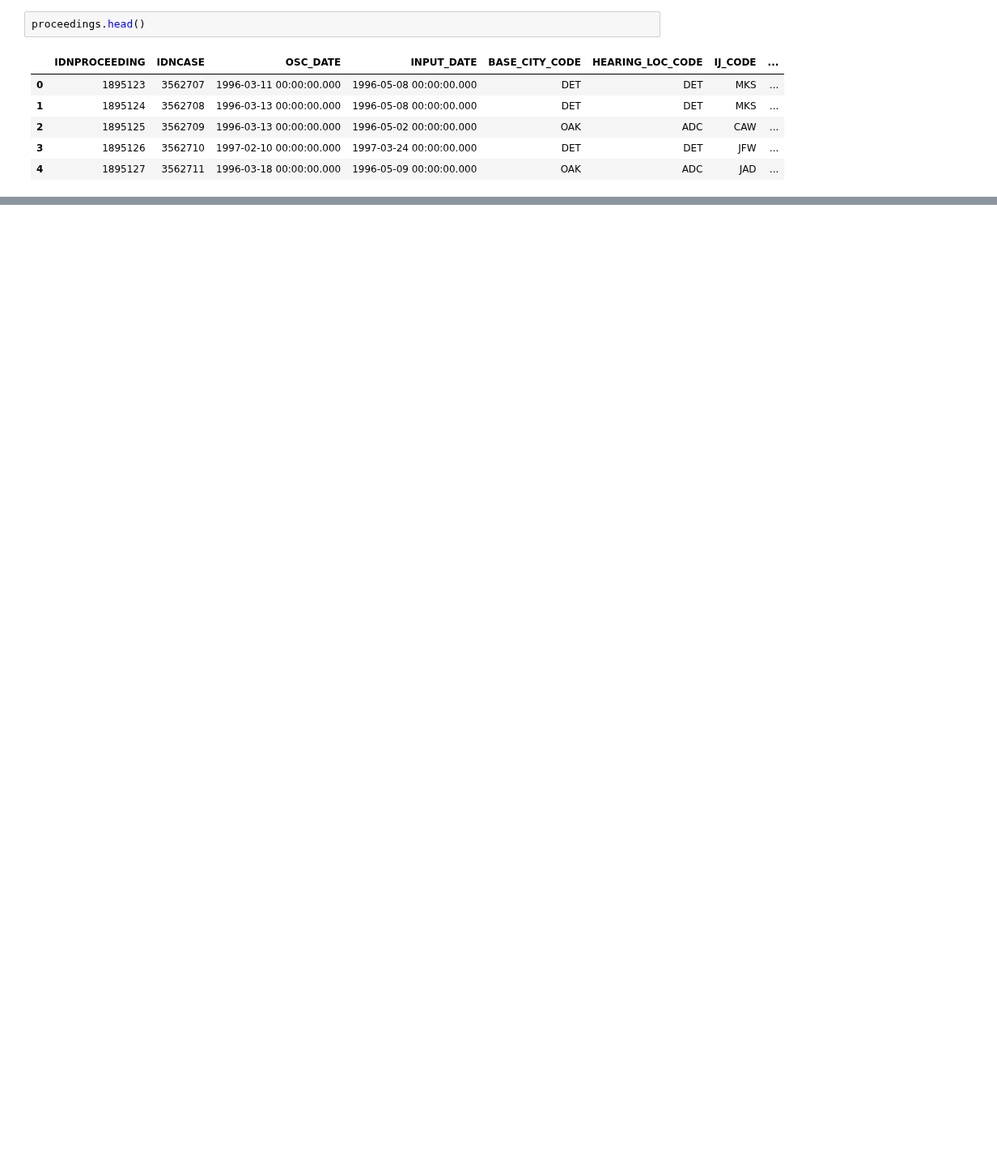
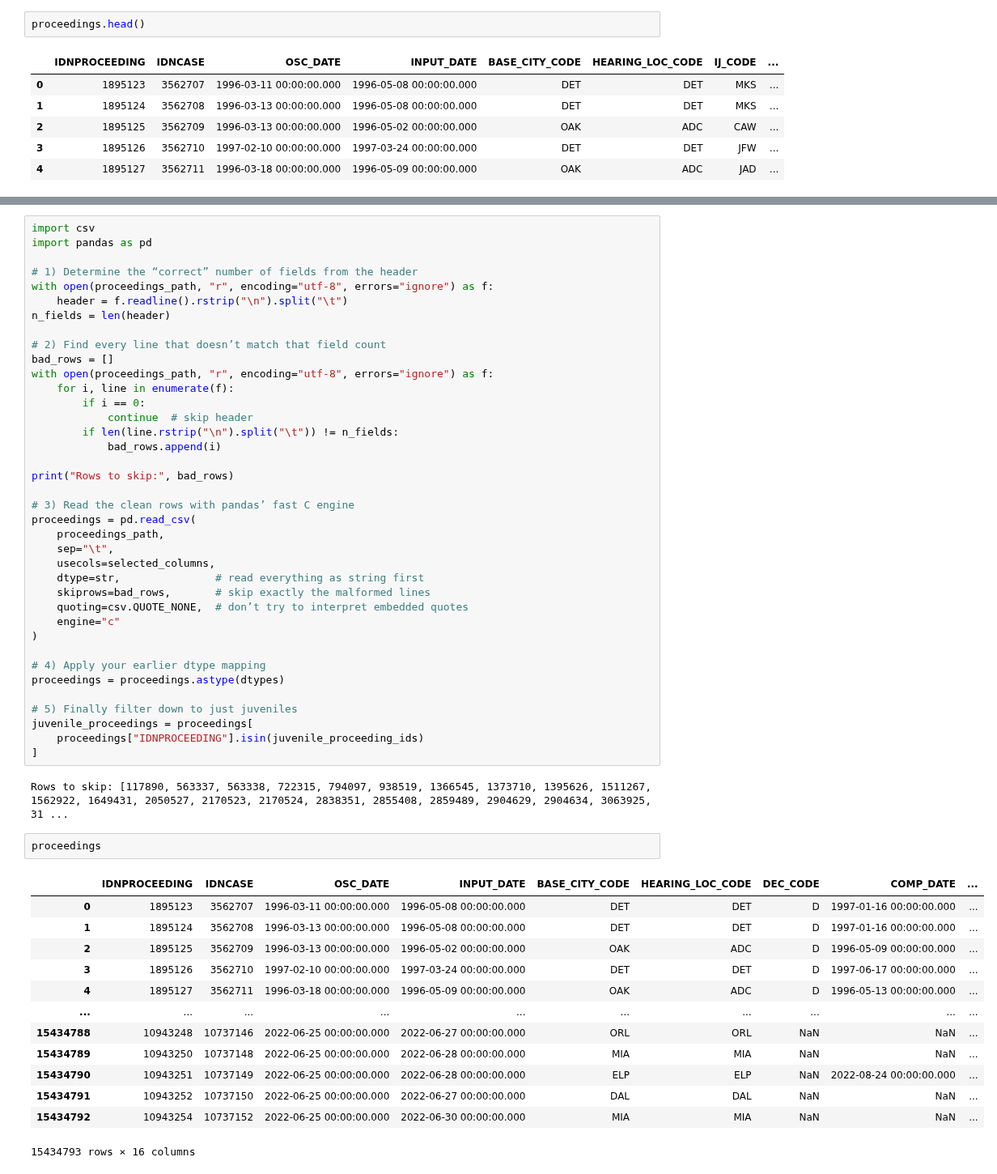
Before and after one commit to MIT-Emerging-Talent/ET6-CDSP-group-19-repo, a Jupyter notebook: 2_data_preparation/notebooks/02_clean_core_tables.ipynb, the cells around one changed output, grey strips where cells are left out. Shown at 81% size. Drawn from its saved outputs; the diff is of its cells as text; blank space fills up the shorter version.

```diff
--- a/2_data_preparation/notebooks/02_clean_core_tables.ipynb
+++ b/2_data_preparation/notebooks/02_clean_core_tables.ipynb
@@ -762,0 +887,56 @@ memory usage: 297.0+ KB
+# %%
+import csv
+import pandas as pd
+
+# 1) Determine the “correct” number of fields from the header
+with open(proceedings_path, "r", encoding="utf-8", errors="ignore") as f:
+    header = f.readline().rstrip("\n").split("\t")
+n_fields = len(header)
+
+# 2) Find every line that doesn’t match that field count
+bad_rows = []
+with open(proceedings_path, "r", encoding="utf-8", errors="ignore") as f:
+    for i, line in enumerate(f):
+        if i == 0:
+            continue  # skip header
+        if len(line.rstrip("\n").split("\t")) != n_fields:
+            bad_rows.append(i)
+
+print("Rows to skip:", bad_rows)
+
+# 3) Read the clean rows with pandas’ fast C engine
+proceedings = pd.read_csv(
+    proceedings_path,
+    sep="\t",
+    usecols=selected_columns,
+    dtype=str,               # read everything as string first
+    skiprows=bad_rows,       # skip exactly the malformed lines
+    quoting=csv.QUOTE_NONE,  # don’t try to interpret embedded quotes
+    engine="c"
+)
+
+# 4) Apply your earlier dtype mapping
+proceedings = proceedings.astype(dtypes)
+
+# 5) Finally filter down to just juveniles
+juvenile_proceedings = proceedings[
+    proceedings["IDNPROCEEDING"].isin(juvenile_proceeding_ids)
+]
+# %% [output]
+Rows to skip: [117890, 563337, 563338, 722315, 794097, 938519, 1366545, 1373710, 1395626, 1511267, 1562922, 1649431, 2050527, 2170523, 2170524, 2838351, 2855408, 2859489, 2904629, 2904634, 3063925, 31 ...
+# %%
+proceedings
+# %% [output]
+|  | IDNPROCEEDING | IDNCASE | OSC_DATE | INPUT_DATE | BASE_CITY_CODE | HEARING_LOC_CODE | DEC_CODE | COMP_DATE | ... |
+| 0 | 1895123 | 3562707 | 1996-03-11 00:00:00.000 | 1996-05-08 00:00:00.000 | DET | DET | D | 1997-01-16 00:00:00.000 | ... |
+| 1 | 1895124 | 3562708 | 1996-03-13 00:00:00.000 | 1996-05-08 00:00:00.000 | DET | DET | D | 1997-01-16 00:00:00.000 | ... |
+| 2 | 1895125 | 3562709 | 1996-03-13 00:00:00.000 | 1996-05-02 00:00:00.000 | OAK | ADC | D | 1996-05-09 00:00:00.000 | ... |
+| 3 | 1895126 | 3562710 | 1997-02-10 00:00:00.000 | 1997-03-24 00:00:00.000 | DET | DET | D | 1997-06-17 00:00:00.000 | ... |
+| 4 | 1895127 | 3562711 | 1996-03-18 00:00:00.000 | 1996-05-09 00:00:00.000 | OAK | ADC | D | 1996-05-13 00:00:00.000 | ... |
+| ... | ... | ... | ... | ... | ... | ... | ... | ... | ... |
+| 15434788 | 10943248 | 10737146 | 2022-06-25 00:00:00.000 | 2022-06-27 00:00:00.000 | ORL | ORL | NaN | NaN | ... |
+| 15434789 | 10943250 | 10737148 | 2022-06-25 00:00:00.000 | 2022-06-28 00:00:00.000 | MIA | MIA | NaN | NaN | ... |
+| 15434790 | 10943251 | 10737149 | 2022-06-25 00:00:00.000 | 2022-06-28 00:00:00.000 | ELP | ELP | NaN | 2022-08-24 00:00:00.000 | ... |
+| 15434791 | 10943252 | 10737150 | 2022-06-25 00:00:00.000 | 2022-06-27 00:00:00.000 | DAL | DAL | NaN | NaN | ... |
+| 15434792 | 10943254 | 10737152 | 2022-06-25 00:00:00.000 | 2022-06-30 00:00:00.000 | MIA | MIA | NaN | NaN | ... |
+15434793 rows × 16 columns
```
Also changed, not shown: parts of 13 cells of this notebook.
